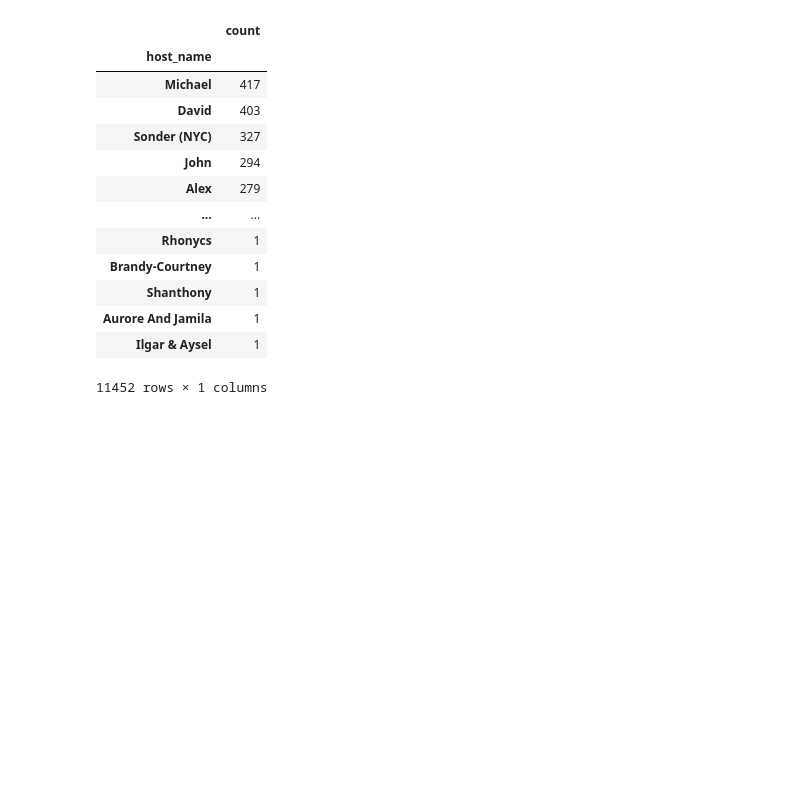
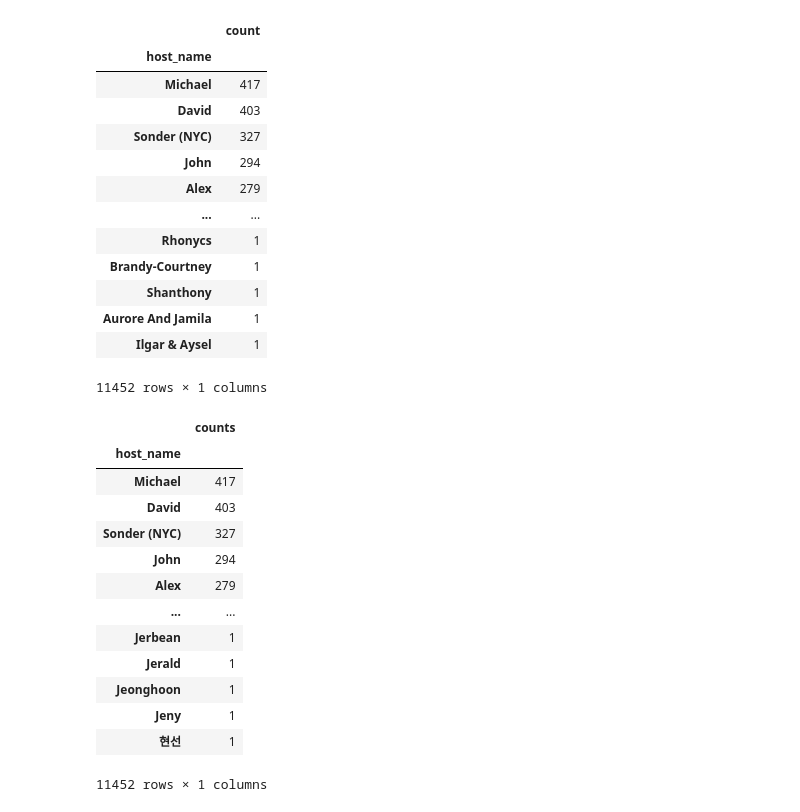
Before and after one commit to joajoa0417/data-analysis, a Jupyter notebook: bigdata/data_preprocessing/data_preprocessing.ipynb, the cells around one changed output. Drawn from its saved outputs; the diff is of its cells as text; code cells hidden in the pictures; blank space fills up the shorter version.

```diff
--- a/bigdata/data_preprocessing/data_preprocessing.ipynb
+++ b/bigdata/data_preprocessing/data_preprocessing.ipynb
@@ -712,3 +712,21 @@ pd.DataFrame(df4['host_name'].value_counts())
 | Aurore And Jamila | 1 |
 | Ilgar & Aysel | 1 |
 11452 rows × 1 columns
+# %%
+df4.groupby('host_name').size().\
+    sort_values(ascending=False).to_frame().rename(columns={0:'counts'})
+# %% [output]
+|  | counts |
+| host_name |  |
+| Michael | 417 |
+| David | 403 |
+| Sonder (NYC) | 327 |
+| John | 294 |
+| Alex | 279 |
+| ... | ... |
+| Jerbean | 1 |
+| Jerald | 1 |
+| Jeonghoon | 1 |
+| Jeny | 1 |
+| 현선 | 1 |
+11452 rows × 1 columns
```
Also changed, not shown: parts of 7 cells of this notebook.
